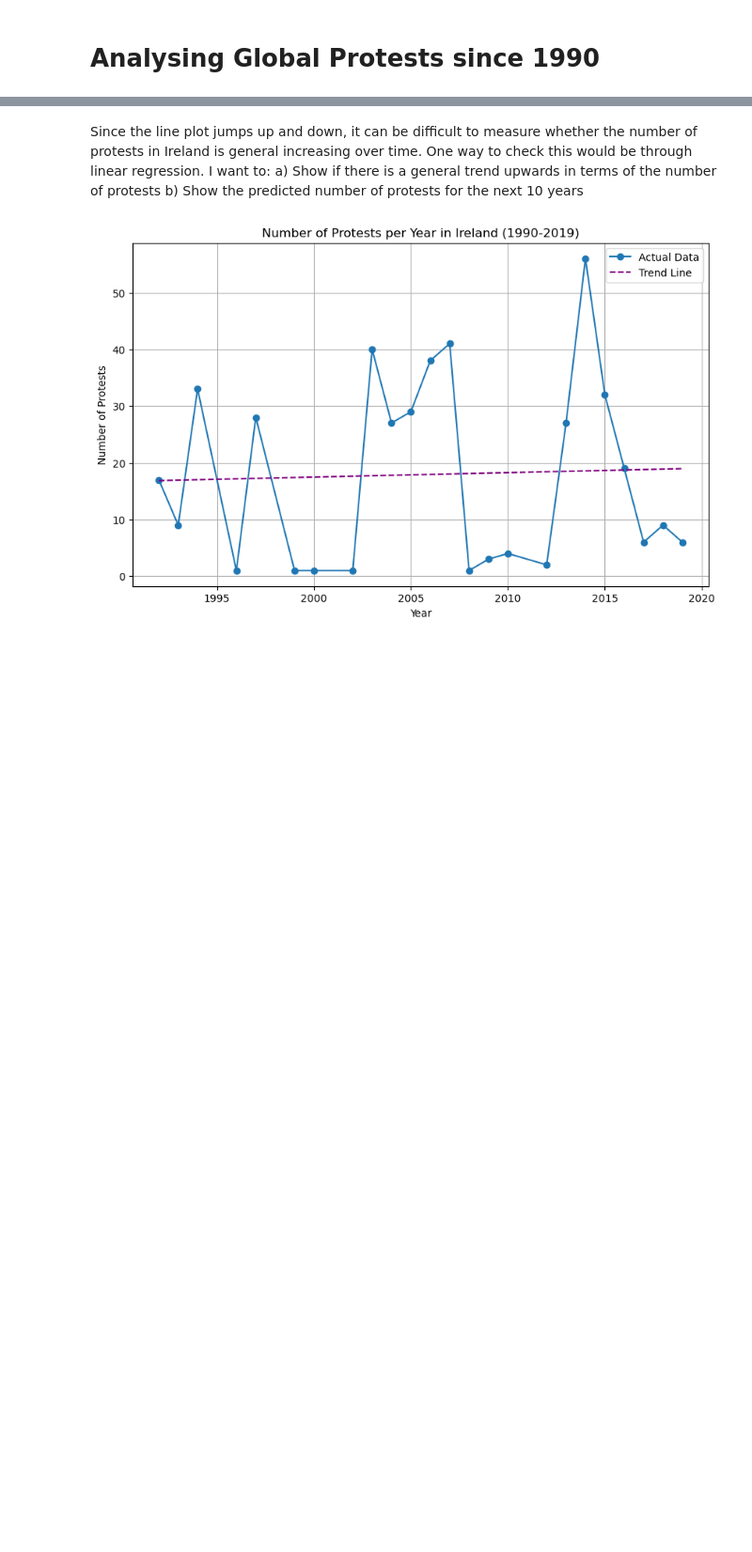
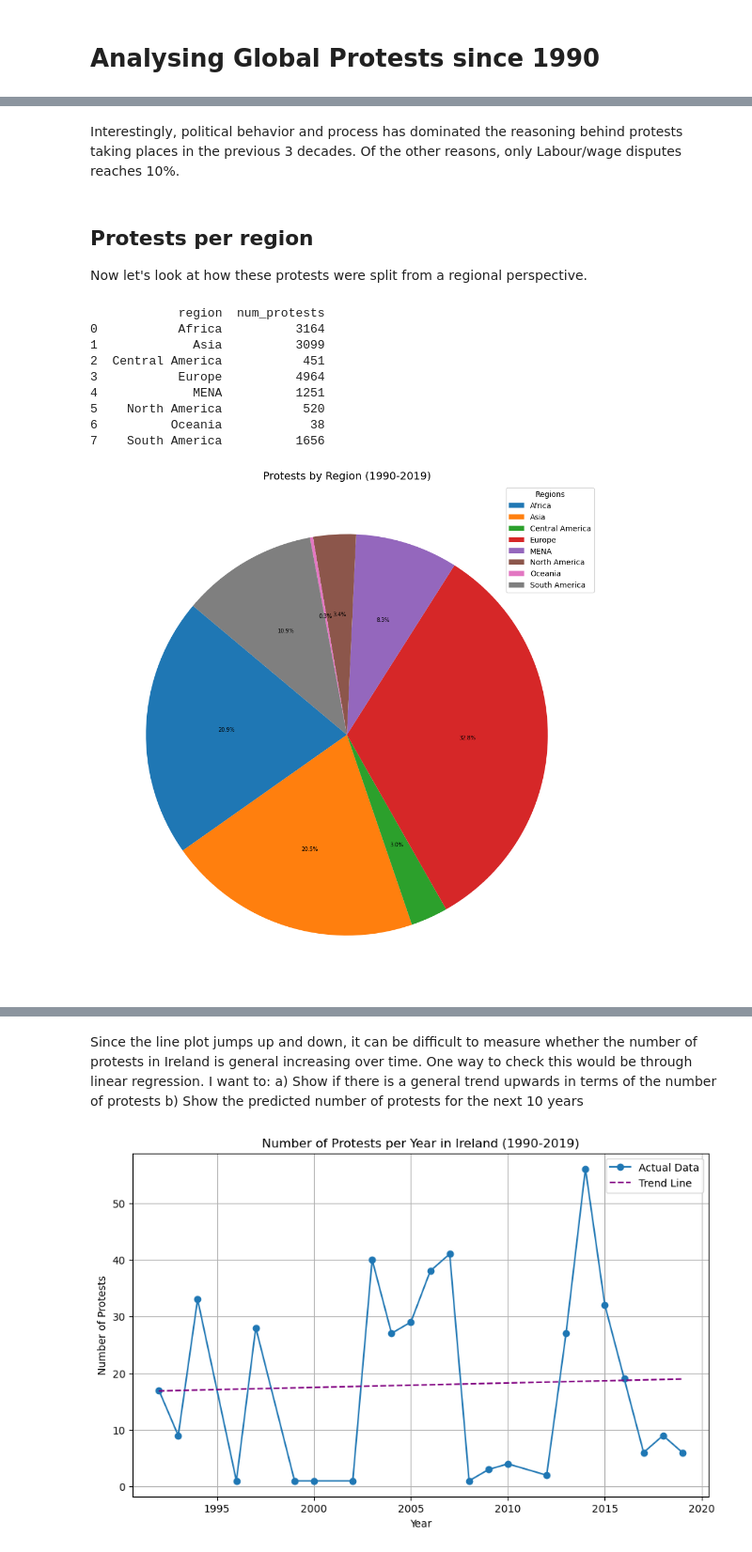
Before and after one commit to MylesHenehan/pfda, a Jupyter notebook: project/project.ipynb, the cells around one changed output, grey strips where cells are left out. Shown at 94% size. Drawn from its saved outputs; the diff is of its cells as text; code cells hidden in the pictures; blank space fills up the shorter version.

```diff
--- a/project/project.ipynb
+++ b/project/project.ipynb
@@ -280,0 +130,35 @@ Next:
+# %% [markdown]
+Interestingly, political behavior and process has dominated the reasoning behind protests taking places in the previous 3 decades. Of the other reasons, only Labour/wage disputes reaches 10%.
+# %% [markdown]
+## Protests per region
+Now let's look at how these protests were split from a regional perspective.
+# %%
+# Group by region and count the number of protests
+regiongrouped = massmob_df.groupby('region')
+protests_per_region = regiongrouped.size().reset_index(name='num_protests')
+print(protests_per_region)
+
+# Plot pie chart
+plt.figure(figsize=(20, 12))
+wedges, texts, autotexts = plt.pie(
+    protests_per_region['num_protests'],
+    autopct='%1.1f%%',  # Display percentage with 1 decimal place
+     startangle=140,
+    textprops={'fontsize': 7}  # Adjust font size of labels and percentages
+)
+plt.title('Protests by Region (1990-2019)', fontsize=14)  # Adjust title font size
+
+# Add legend
+plt.legend(wedges, protests_per_region['region'], title="Regions", fontsize=10)  # Adjust legend font size
+plt.show()
+# %% [output]
+            region  num_protests
+0           Africa          3164
+1             Asia          3099
+2  Central America           451
+3           Europe          4964
+4             MENA          1251
+5    North America           520
+6          Oceania            38
+7    South America          1656
+[figure, added]
```
Also changed, not shown: parts of 37 cells of this notebook, 2 other files.
